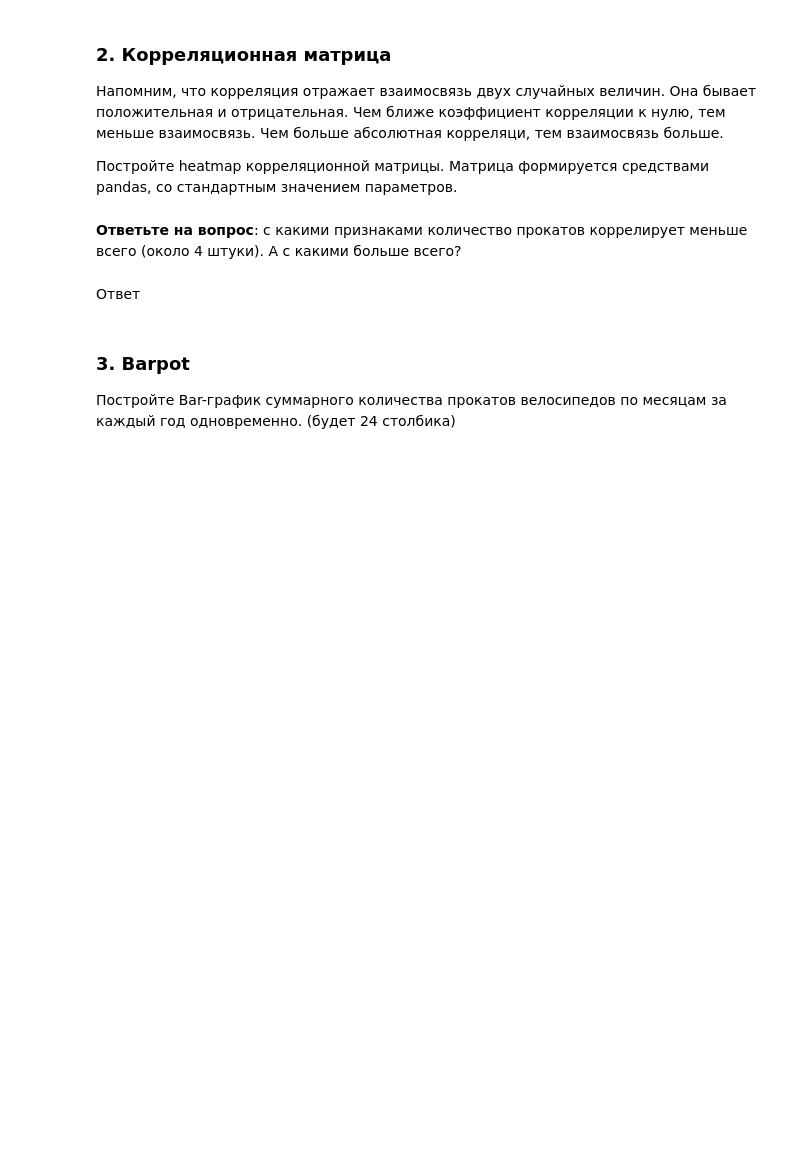
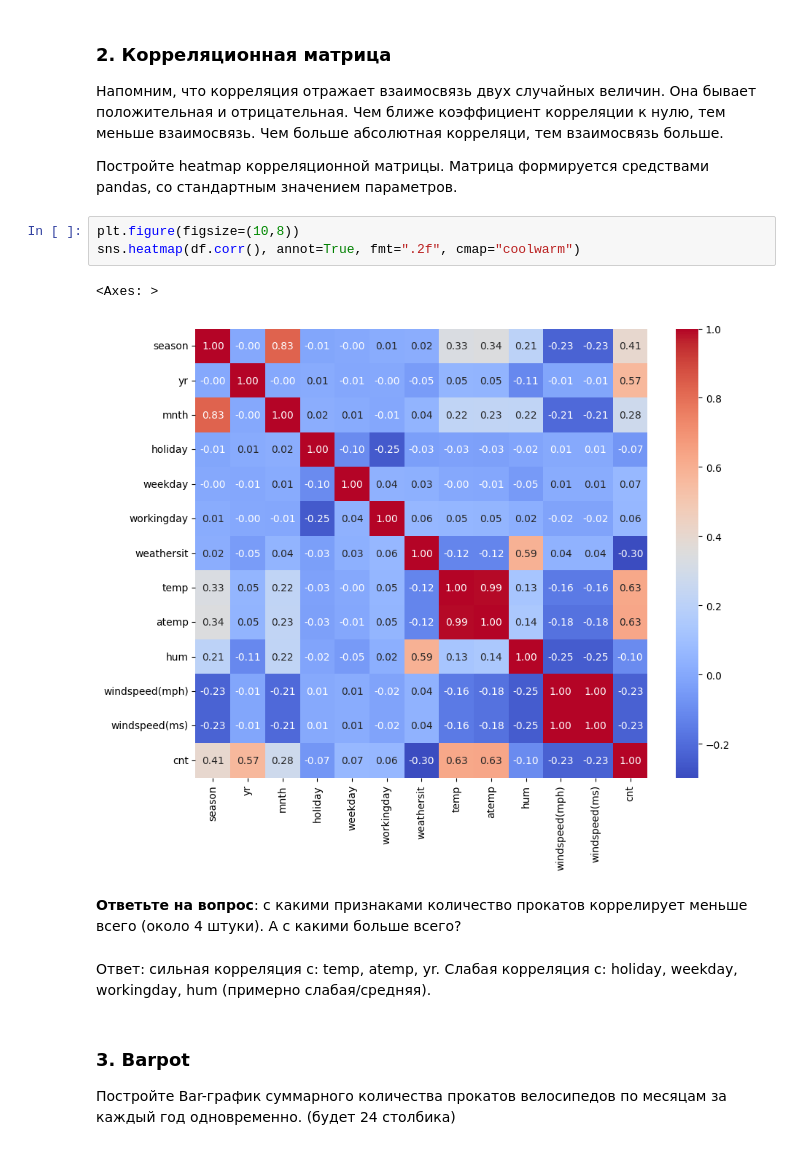
Before and after one commit to runessaa/-Streltsov-Projects, a Jupyter notebook: Практическая_работа_№3_Библиотека_Pandas.ipynb, the cells around one changed output. Saved outputs shown, nothing was run; the diff lists cells and outputs as text; blank space fills up the shorter version.

```diff
--- a/Практическая_работа_№3_Библиотека_Pandas.ipynb
+++ b/Практическая_работа_№3_Библиотека_Pandas.ipynb
@@ -421,10 +449,16 @@ _(чем больше значение, тем больше прокатов и
 Напомним, что корреляция отражает взаимосвязь двух случайных величин. Она бывает положительная и отрицательная. Чем ближе коэффициент корреляции к нулю, тем меньше взаимосвязь. Чем больше абсолютная корреляци, тем взаимосвязь больше.
 
 Постройте heatmap корреляционной матрицы. Матрица формируется средствами pandas, со стандартным значением параметров.
+# %%
+plt.figure(figsize=(10,8))
+sns.heatmap(df.corr(), annot=True, fmt=".2f", cmap="coolwarm")
+# %% [output]
+<Axes: >
+[figure, added]
 # %% [markdown]
 **Ответьте на вопрос**: с какими признаками количество прокатов коррелирует меньше всего (около 4 штуки). А с какими больше всего?
-# %% [markdown]
-Ответ
+# %% [markdown]
+Ответ: сильная корреляция с: temp, atemp, yr. Слабая корреляция с: holiday, weekday, workingday, hum (примерно слабая/средняя).
 # %% [markdown]
 ### 3. Barpot
 
```
Also changed, not shown: parts of 23 cells of this notebook.
